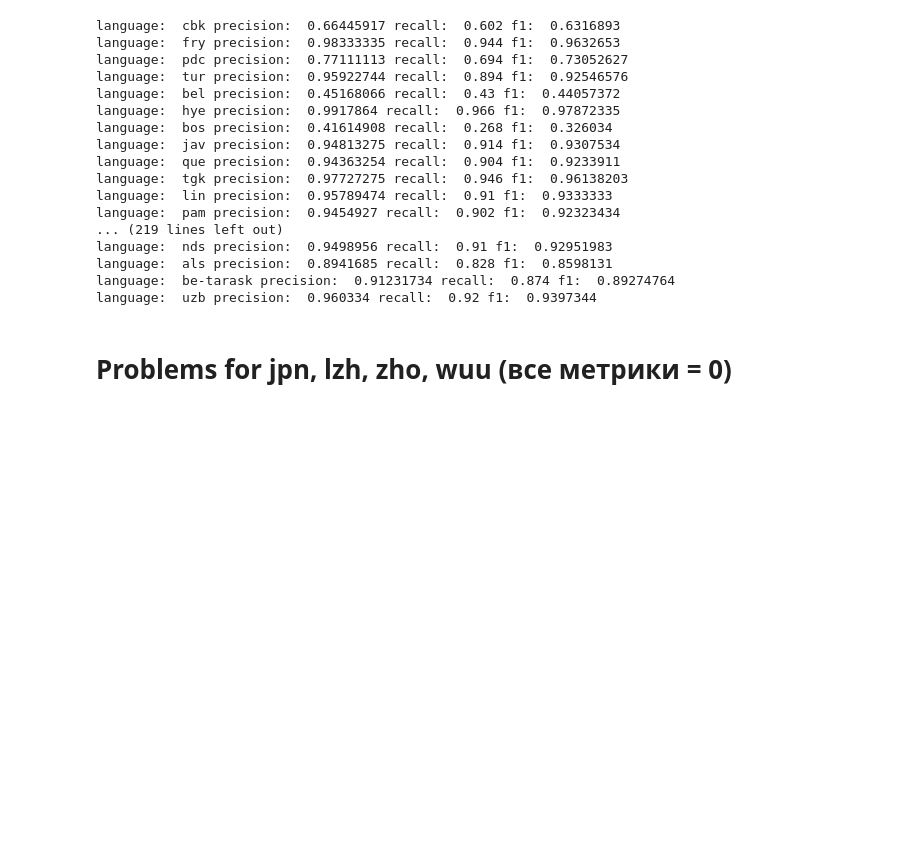
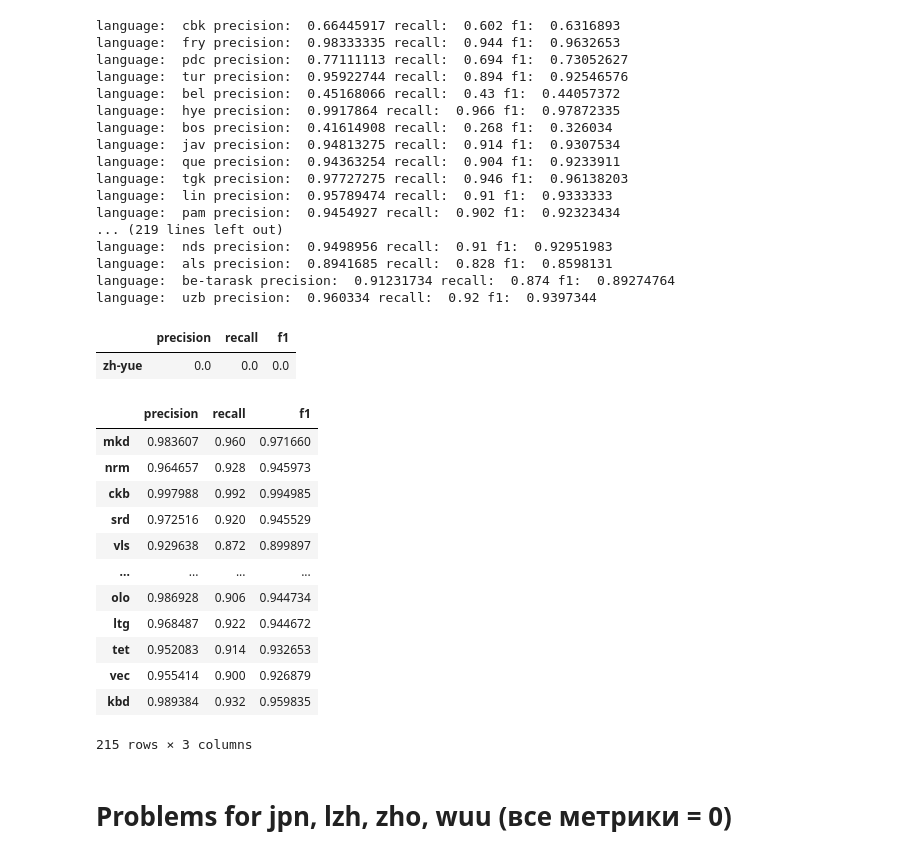
Before and after one commit to tsimafeip/nn-hackathon, a Jupyter notebook: LangDetector.ipynb, the cells around one changed output. Cells and saved outputs as stored; diff of their text form; code cells hidden in the pictures; blank space fills up the shorter version.

```diff
--- a/LangDetector.ipynb
+++ b/LangDetector.ipynb
@@ -331,6 +333,51 @@ language:  nds precision:  0.9498956 recall:  0.91 f1:  0.92951983
 language:  als precision:  0.8941685 recall:  0.828 f1:  0.8598131
 language:  be-tarask precision:  0.91231734 recall:  0.874 f1:  0.89274764
 language:  uzb precision:  0.960334 recall:  0.92 f1:  0.9397344
+# %%
+ps = []
+rs = []
+fs = []
+for lan in range(len(languages)):
+    x_t = x_test[x_test['sc'] == lan]
+    x = convert(x_t)
+    y = np.zeros((x.shape[0], len(languages)))
+    y[:, lan] = 1
+    y = y.astype('float32')
+    y_pred = model.predict(x)
+    p, r, f = metr(y, y_pred)
+    ps.append(p.numpy())
+    rs.append(r.numpy())
+    fs.append(f.numpy())
+    #print("language: ", class_to_language[lan], "precision: ", p.numpy(), "recall: ", r.numpy(), "f1: ", f.numpy())
+# %%
+metrics = pd.DataFrame(
+    {'precision': ps,
+     'recall': rs,
+     'f1': fs
+    })
+# %%
+metrics = metrics.rename(class_to_language, axis='index')
+# %%
+metrics.loc[['zh-yue']]
+# %% [output]
+|  | precision | recall | f1 |
+| zh-yue | 0.0 | 0.0 | 0.0 |
+# %%
+metrics[metrics.f1 > 0.8]
+# %% [output]
+|  | precision | recall | f1 |
+| mkd | 0.983607 | 0.960 | 0.971660 |
+| nrm | 0.964657 | 0.928 | 0.945973 |
+| ckb | 0.997988 | 0.992 | 0.994985 |
+| srd | 0.972516 | 0.920 | 0.945529 |
+| vls | 0.929638 | 0.872 | 0.899897 |
+| ... | ... | ... | ... |
+| olo | 0.986928 | 0.906 | 0.944734 |
+| ltg | 0.968487 | 0.922 | 0.944672 |
+| tet | 0.952083 | 0.914 | 0.932653 |
+| vec | 0.955414 | 0.900 | 0.926879 |
+| kbd | 0.989384 | 0.932 | 0.959835 |
+215 rows × 3 columns
 # %% [markdown]
 # Problems for jpn, lzh, zho, wuu (все метрики = 0)
 # %%
```
Also changed, not shown: parts of 1 cell of this notebook.
